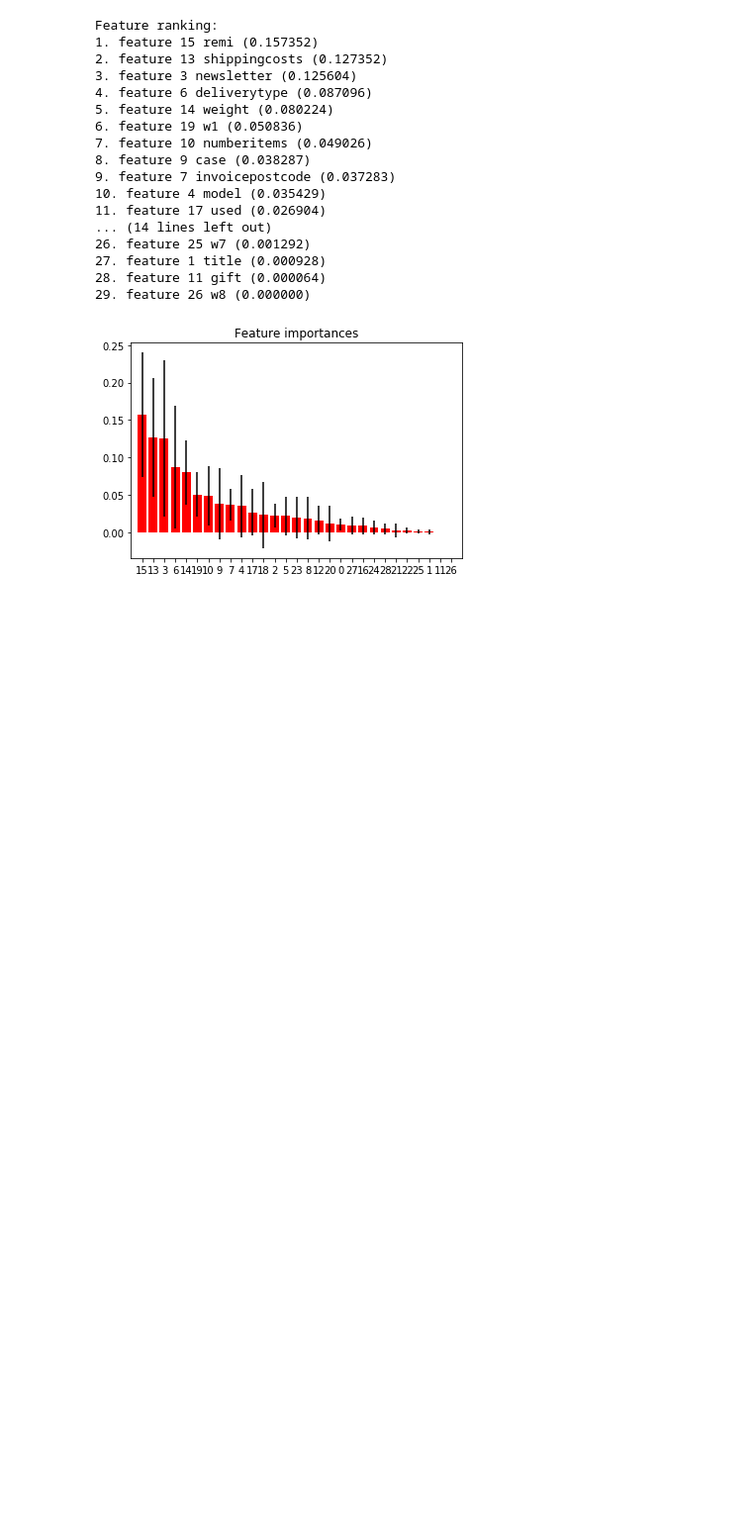
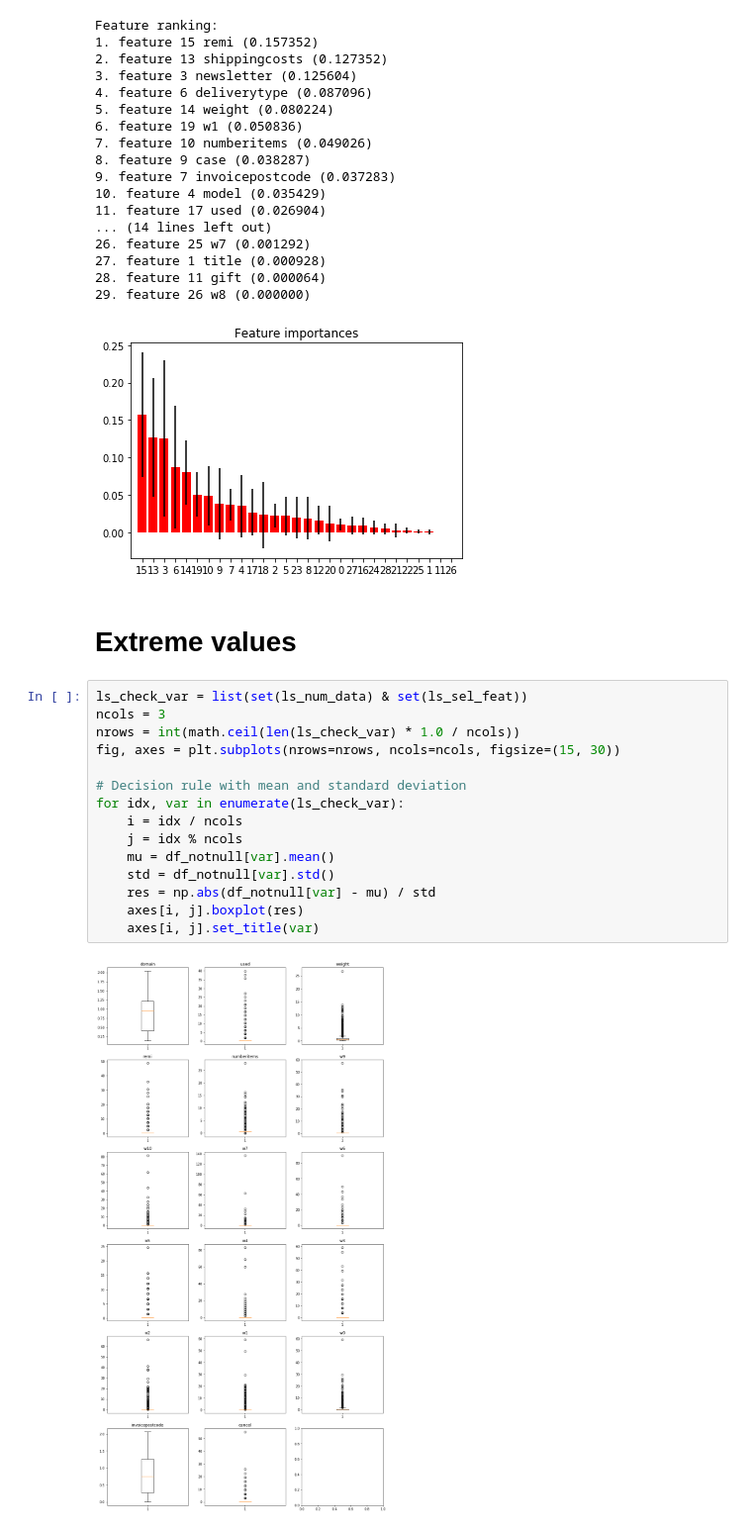
Before and after one commit to Jane-Tran/hong_notebooks, a Jupyter notebook: python/auto_eda.ipynb, the cells around one changed output. Shown at 99% size. Saved outputs shown, nothing was run; the diff lists cells and outputs as text; blank space fills up the shorter version.

Commit message:
Extreme value

```diff
--- a/python/auto_eda.ipynb
+++ b/python/auto_eda.ipynb
@@ -327,3 +327,22 @@ Feature ranking:
 28. feature 11 gift (0.000064)
 29. feature 26 w8 (0.000000)
 [figure]
+# %% [markdown]
+# Extreme values
+# %%
+ls_check_var = list(set(ls_num_data) & set(ls_sel_feat))
+ncols = 3
+nrows = int(math.ceil(len(ls_check_var) * 1.0 / ncols))
+fig, axes = plt.subplots(nrows=nrows, ncols=ncols, figsize=(15, 30))
+
+# Decision rule with mean and standard deviation
+for idx, var in enumerate(ls_check_var):
+    i = idx / ncols
+    j = idx % ncols
+    mu = df_notnull[var].mean()
+    std = df_notnull[var].std()
+    res = np.abs(df_notnull[var] - mu) / std
+    axes[i, j].boxplot(res)
+    axes[i, j].set_title(var)
+# %% [output]
+[figure, added]
```
